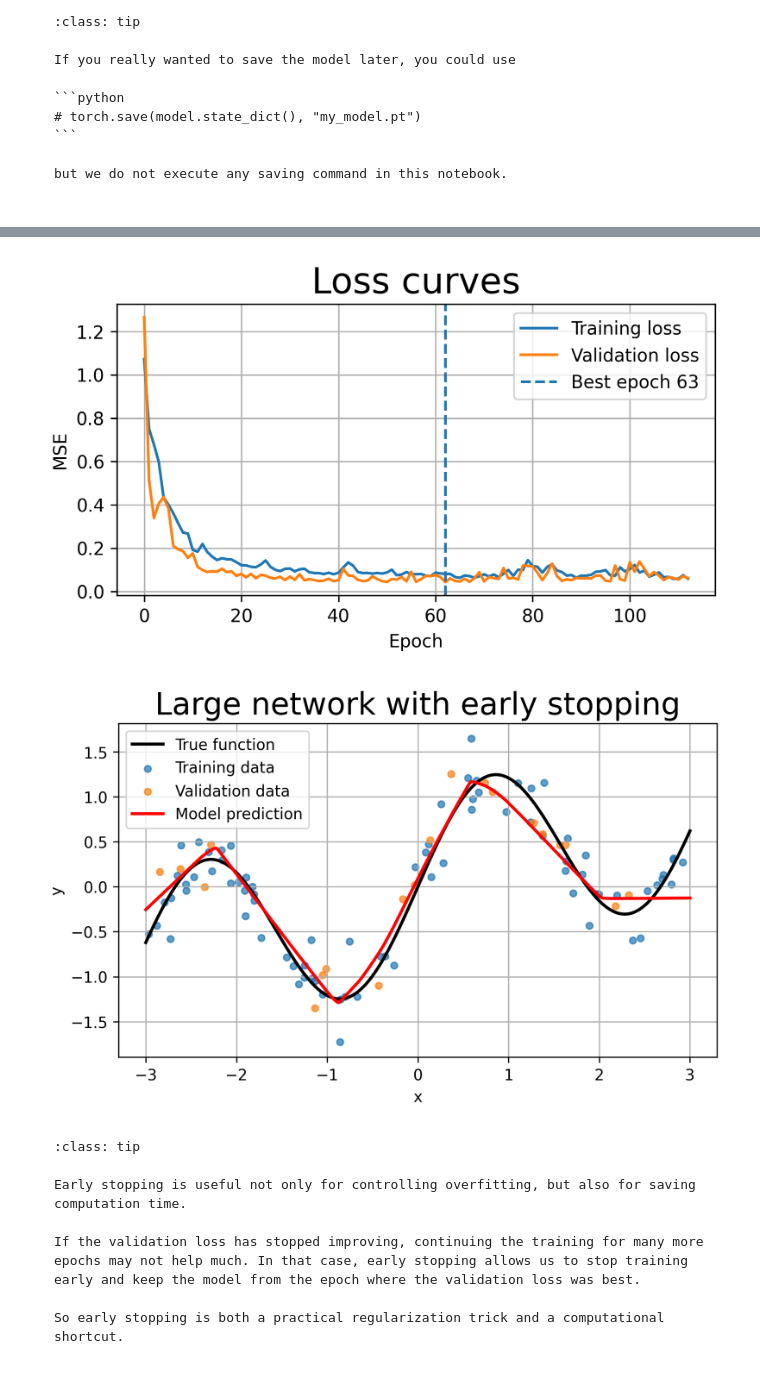
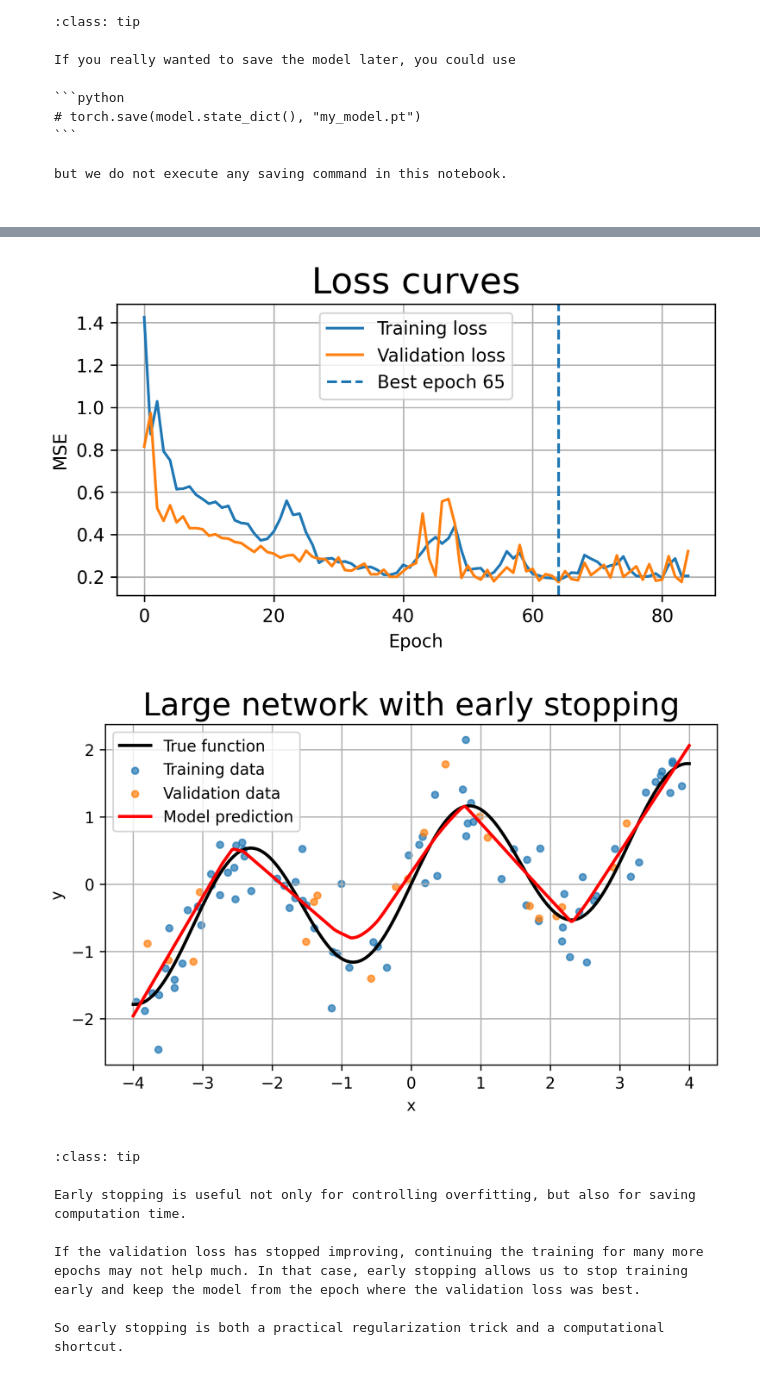
Before and after one commit to chattopadhyayA/ml_course, a Jupyter notebook: content/06_NN_basic.ipynb, the cells around one changed output, grey strips where cells are left out. Cells and saved outputs as stored; diff of their text form; code cells hidden in the pictures.

````diff
--- a/content/06_NN_basic.ipynb
+++ b/content/06_NN_basic.ipynb
@@ -466,7 +717,6 @@ The noise is useful pedagogically: it lets us clearly see the difference between
 - Early stopping tries to stop training when validation performance stops improving.
 # %%
 import numpy as np
-import matplotlib.pyplot as plt
 
 import torch
 from torchinfo import summary
@@ -485,7 +735,7 @@ def true_function(x):
     The network will not directly see this function.
     It will only see noisy samples from it.
     """
-    return np.sin(2*x) + 0.3*x
+    return np.sin(2*x) + 0.2*x
 
 
 # Number of points used for training and validation.
@@ -494,11 +744,11 @@ N_val = 20
 
 # Random x-values for training and validation.
 # Sorting is only done to make plots easier to read.
-X_train_np = np.sort(np.random.uniform(-3, 3, size=(N_train, 1)), axis=0)
-X_val_np   = np.sort(np.random.uniform(-3, 3, size=(N_val, 1)), axis=0)
+X_train_np = np.sort(np.random.uniform(-4, 4, size=(N_train, 1)), axis=0)
+X_val_np   = np.sort(np.random.uniform(-4, 4, size=(N_val, 1)), axis=0)
 
 # Noise level in the observed data.
-noise_level = 0.25
+noise_level = 0.45
 
 # Clean target values.
 Y_train_clean = true_function(X_train_np)
@@ -510,7 +760,7 @@ Y_train_np = Y_train_clean + noise_level*np.random.randn(N_train, 1)
 Y_val_np   = Y_val_clean   + noise_level*np.random.randn(N_val, 1)
 
 # A dense grid used only for drawing the true curve and the model prediction.
-X_plot_np = np.linspace(-3, 3, 400).reshape(-1, 1)
+X_plot_np = np.linspace(-4, 4, 400).reshape(-1, 1)
 Y_plot_np = true_function(X_plot_np)
 
 # Plot the data and the hidden true function.
@@ -810,8 +1059,8 @@ def train_and_evaluate(model, epochs, lr, early_stop=False, patience=20, title="
             print(f"Early stopping at epoch {epoch}. Best epoch was {best_epoch}.")
             break
 
-    # Restore the best weights before plotting.
-    if best_state is not None:
+    # Restore the best weights only when using early stopping.
+    if early_stop and best_state is not None:
         model.load_state_dict(best_state)
 
     print(f"Final training loss:   {train_losses[-1]:.4f}")
@@ -926,10 +1175,10 @@ model_es = SimpleNet(hidden=256)
 
 train_and_evaluate(
     model_es,
-    epochs=4000,
+    epochs=2000,
     lr=1e-2,
     early_stop=True,
-    patience=50,
+    patience=20,
     title="Large network with early stopping"
 )
 # %% [output]
@@ -940,5 +1189,5 @@ Best validation loss:  0.0428 at epoch 63
-[figure, old version]
+[figure, new version]
-[figure, old version]
+[figure, new version]
 # %% [markdown]
 ```{admonition} Tip: Early stopping also saves time
 :class: tip
````
Also changed, not shown: parts of 13 cells of this notebook, 7 other files.
